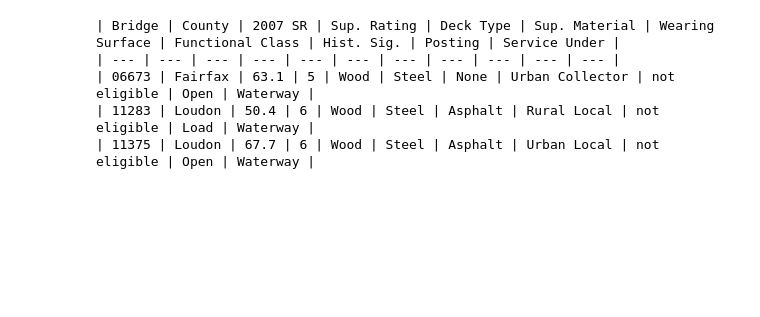
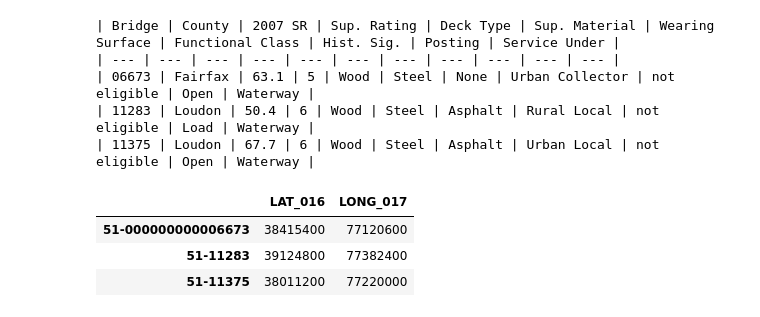
Before and after one commit to kevscon/bridge-ratings, a Jupyter notebook: results.ipynb, the cells around one changed output. Drawn from its saved outputs; the diff is of its cells as text; code cells hidden in the pictures; blank space fills up the shorter version.

```diff
--- a/results.ipynb
+++ b/results.ipynb
@@ -315,3 +313,11 @@ mrkdwn_tbl(table_df)
 | 06673 | Fairfax | 63.1 | 5 | Wood | Steel | None | Urban Collector | not eligible | Open | Waterway |
 | 11283 | Loudon | 50.4 | 6 | Wood | Steel | Asphalt | Rural Local | not eligible | Load | Waterway |
 | 11375 | Loudon | 67.7 | 6 | Wood | Steel | Asphalt | Urban Local | not eligible | Open | Waterway |
+# %%
+# bridge coordinates
+br_locs[['LAT_016', 'LONG_017']]
+# %% [output]
+|  | LAT_016 | LONG_017 |
+| 51-000000000006673 | 38415400 | 77120600 |
+| 51-11283 | 39124800 | 77382400 |
+| 51-11375 | 38011200 | 77220000 |
```
Also changed, not shown: parts of 12 cells of this notebook, 1 other file.
